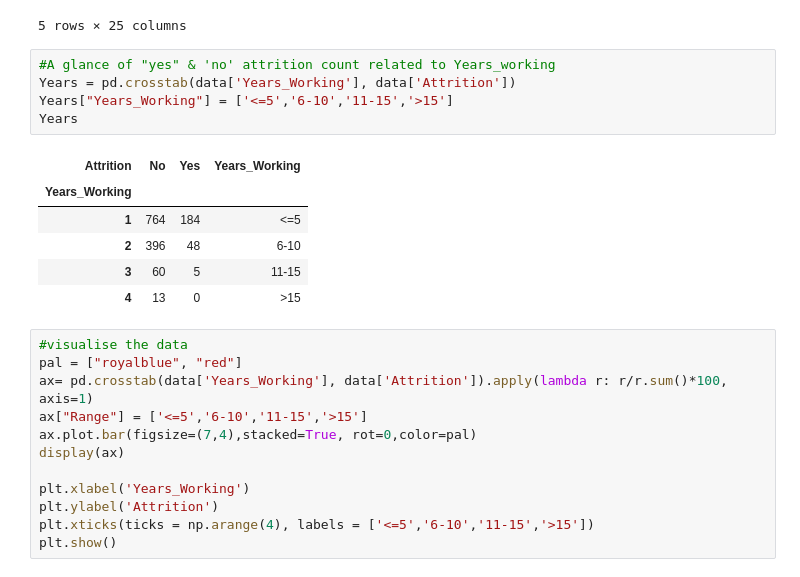
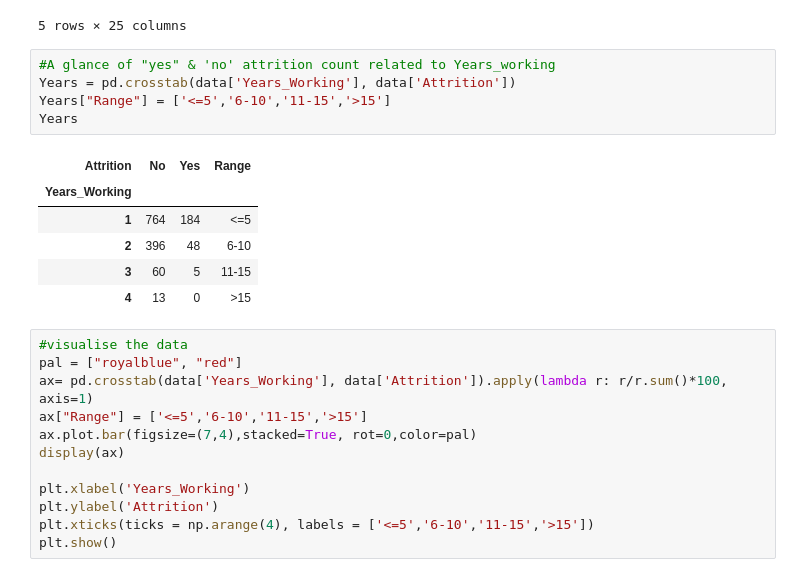
Before and after one commit to Anna-HuangJ/Anna_Repository, a Jupyter notebook: Project/Project 1 (Employee Attrition)/Employee Attrition (Project 1).ipynb, the cells around one changed output. Cells and saved outputs as stored; diff of their text form.

```diff
--- a/Project/Project 1 (Employee Attrition)/Employee Attrition (Project 1).ipynb
+++ b/Project/Project 1 (Employee Attrition)/Employee Attrition (Project 1).ipynb
@@ -394,10 +406,10 @@ data.head()
 # %%
 #A glance of "yes" & 'no' attrition count related to Years_working
 Years = pd.crosstab(data['Years_Working'], data['Attrition'])
-Years["Years_Working"] = ['<=5','6-10','11-15','>15']
+Years["Range"] = ['<=5','6-10','11-15','>15']
 Years
 # %% [output]
-| Attrition | No | Yes | Years_Working |
+| Attrition | No | Yes | Range |
 | Years_Working |  |  |  |
 | 1 | 764 | 184 | <=5 |
 | 2 | 396 | 48 | 6-10 |
```
Also changed, not shown: parts of 20 cells of this notebook, 2 other files.
